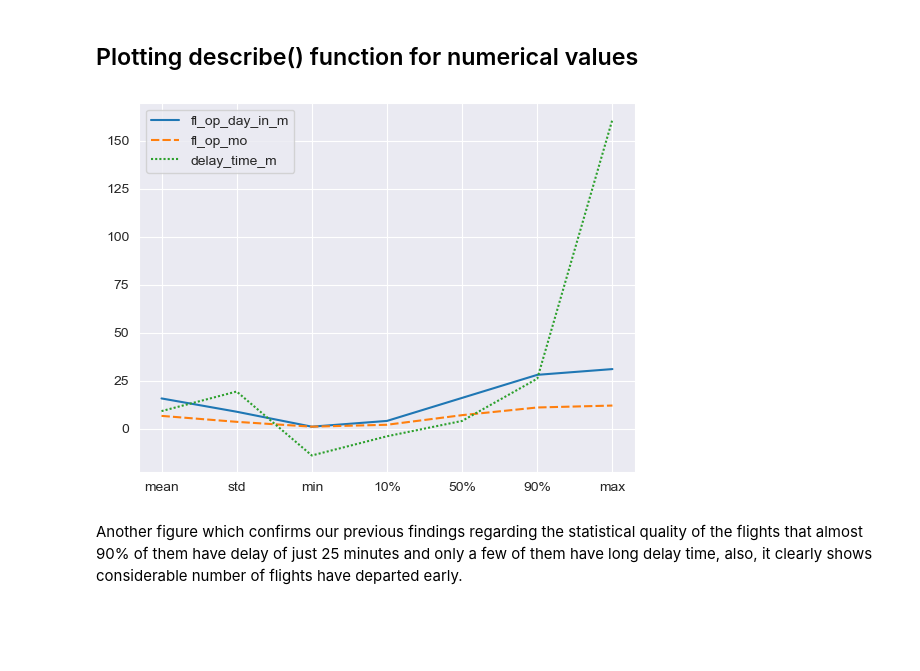
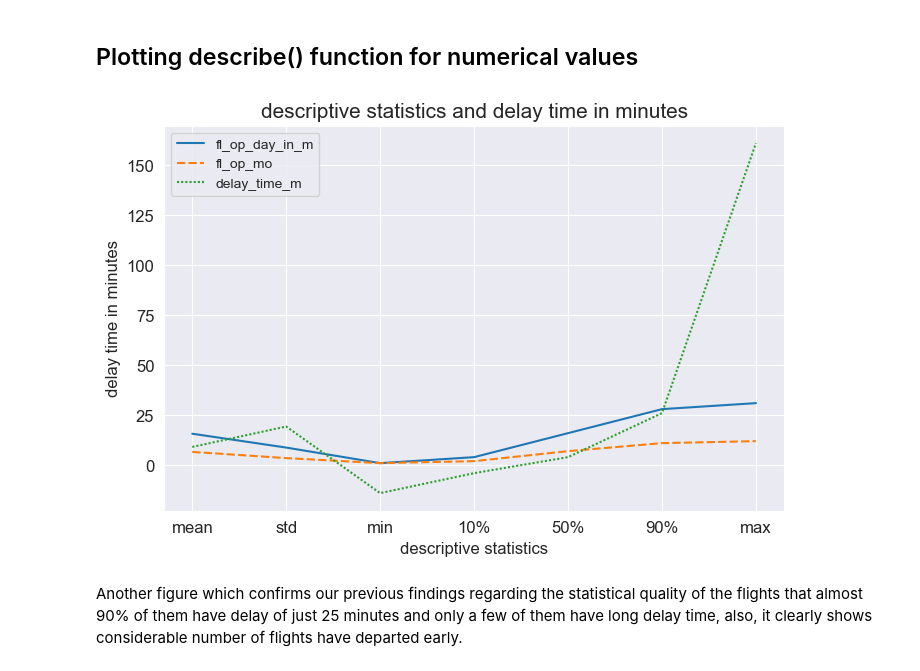
Before and after one commit to farhad-sadeghlo/LATAM_Airlines, a Jupyter notebook: solution.ipynb, the cells around one changed output. Cells and saved outputs as stored; diff of their text form; code cells hidden in the pictures; blank space fills up the shorter version.

Commit message:
Descriptive statistics

```diff
--- a/solution.ipynb
+++ b/solution.ipynb
@@ -331,13 +331,18 @@ df_num_describe.reset_index(inplace=True)
 # %%
 df_num_describe = df_num_describe[df_num_describe['index'] != 'count']
 # %%
+plt.figure(figsize=(8,5))
 df_describe_temp = df_num_describe.drop(columns=['fl_op_yr'])
 ax = sns.lineplot(data=df_describe_temp)
+plt.title('descriptive statistics and delay time in minutes', fontsize=15)
+plt.xlabel('descriptive statistics', fontsize=12)
 ax.set_xticks(range(1, 8))
-ax.set_xticklabels(df_describe_temp['index'].values)
+ax.set_xticklabels(df_describe_temp['index'].values, fontsize=12)
+plt.ylabel('delay time in minutes', fontsize=12)
+plt.yticks(fontsize=12)
 plt.show()
 # %% [output]
-[figure, old version]
+[figure, new version]
 # %% [markdown]
 Another figure which confirms our previous findings regarding the statistical quality of the flights that almost 90% of them have delay of just 25 minutes and only a few of them have long delay time, also, it clearly shows considerable number of flights have departed early.
 # %% [markdown]
```
Also changed, not shown: parts of 15 cells of this notebook.
